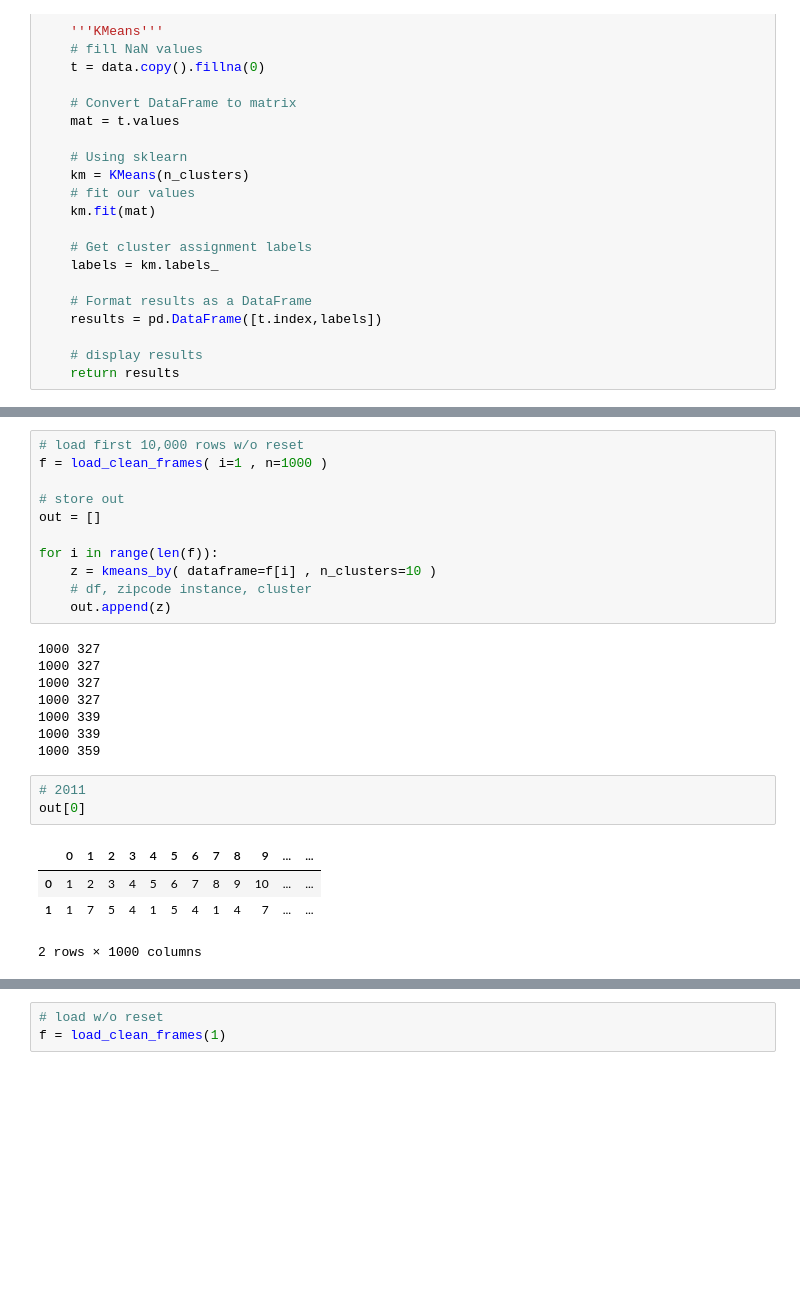
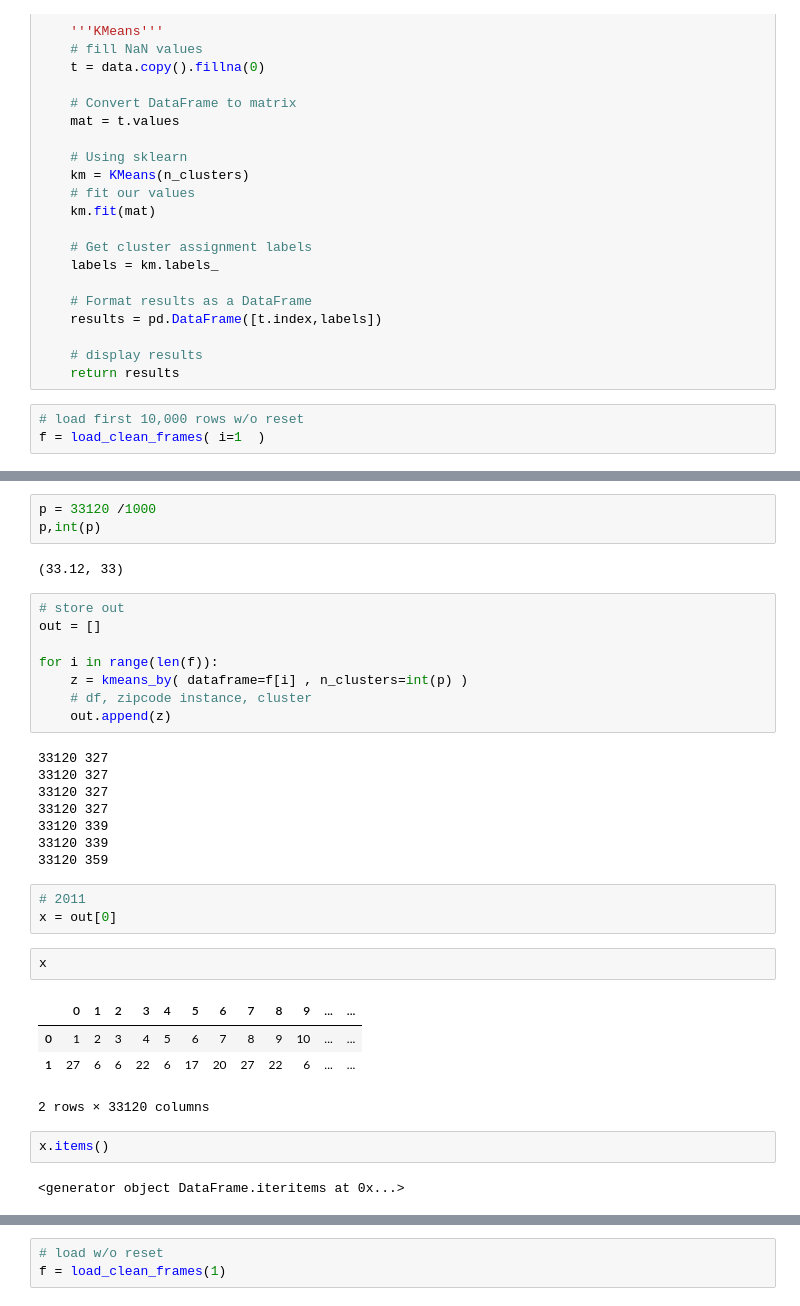
Before and after one commit to gumdropsteve/population_prophet, a Jupyter notebook: exploratory-data-analysis/American_Community_Survey/fiveyr_11_17_kmeans.ipynb, the cells around one changed output, grey strips where cells are left out. Saved outputs shown, nothing was run; the diff lists cells and outputs as text; blank space fills up the shorter version.

```diff
--- a/exploratory-data-analysis/American_Community_Survey/fiveyr_11_17_kmeans.ipynb
+++ b/exploratory-data-analysis/American_Community_Survey/fiveyr_11_17_kmeans.ipynb
@@ -344,3 +475,6 @@ def kmeans_by(dataframe,n_clusters=10,converted=False):
 
     # display results
     return results
+# %%
+# load first 10,000 rows w/o reset
+f = load_clean_frames( i=1  )
@@ -347,27 +502,35 @@ def kmeans_by(dataframe,n_clusters=10,converted=False):
+# %%
+p = 33120 /1000
+p,int(p)
+# %% [output]
+(33.12, 33)
 # %%
-# load first 10,000 rows w/o reset
-f = load_clean_frames( i=1 , n=1000 )
-
 # store out
 out = []
 
 for i in range(len(f)):
-    z = kmeans_by( dataframe=f[i] , n_clusters=10 )
+    z = kmeans_by( dataframe=f[i] , n_clusters=int(p) )
     # df, zipcode instance, cluster
     out.append(z)
 # %% [output]
-1000 327
-1000 327
-1000 327
-1000 327
-1000 339
-1000 339
-1000 359
+33120 327
+33120 327
+33120 327
+33120 327
+33120 339
+33120 339
+33120 359
 # %%
 # 2011
-out[0]
+x = out[0]
-# %% [output]
-|  | 0 | 1 | 2 | 3 | 4 | 5 | 6 | 7 | 8 | 9 | ... | ... |
-| 0 | 1 | 2 | 3 | 4 | 5 | 6 | 7 | 8 | 9 | 10 | ... | ... |
-| 1 | 1 | 7 | 5 | 4 | 1 | 5 | 4 | 1 | 4 | 7 | ... | ... |
-2 rows × 1000 columns
+# %%
+x
+# %% [output]
+|  | 0 | 1 | 2 | 3 | 4 | 5 | 6 | 7 | 8 | 9 | ... | ... |
+| 0 | 1 | 2 | 3 | 4 | 5 | 6 | 7 | 8 | 9 | 10 | ... | ... |
+| 1 | 27 | 6 | 6 | 22 | 6 | 17 | 20 | 27 | 22 | 6 | ... | ... |
+2 rows × 33120 columns
+# %%
+x.items()
+# %% [output]
+<generator object DataFrame.iteritems at 0x...>
```
Also changed, not shown: parts of 6 cells of this notebook.
